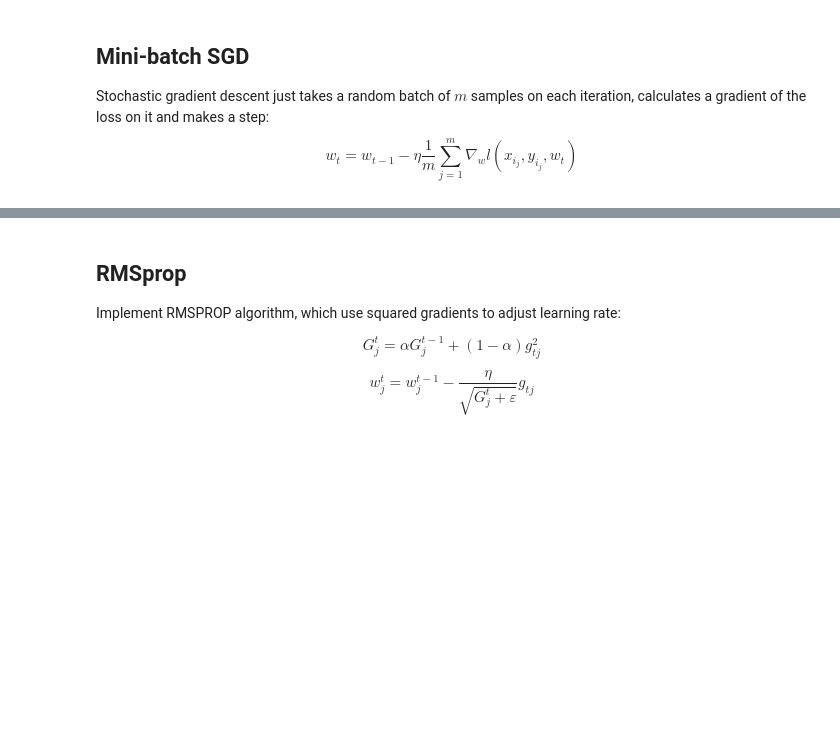
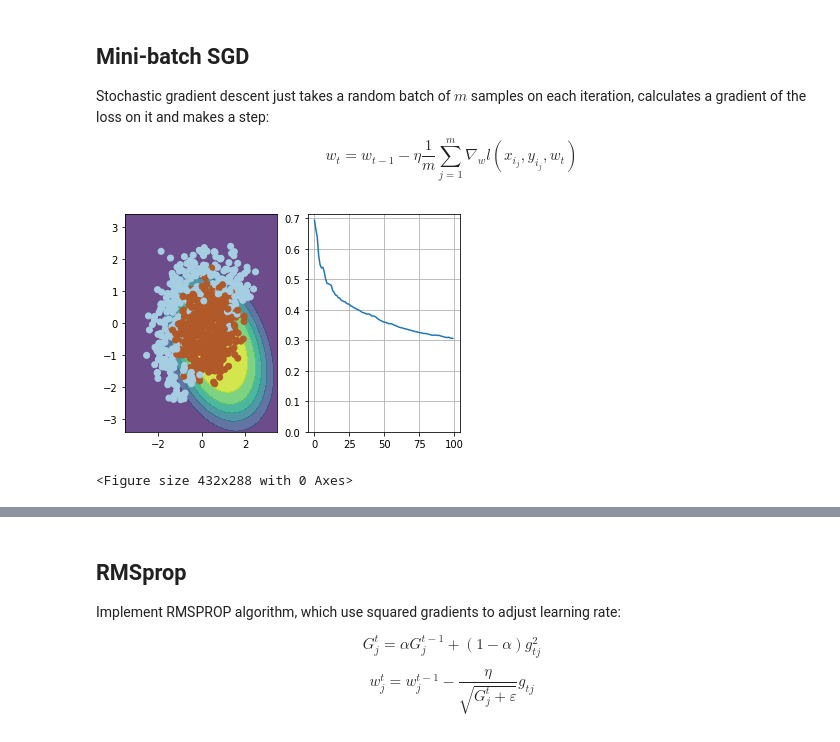
Before and after one commit to jancuz/HSE_ML_Course, a Jupyter notebook: week1/week01_pa.ipynb, the cells around one changed output, grey strips where cells are left out. Saved outputs shown, nothing was run; the diff lists cells and outputs as text; code cells hidden in the pictures; blank space fills up the shorter version.

```diff
--- a/week1/week01_pa.ipynb
+++ b/week1/week01_pa.ipynb
@@ -142,20 +143,9 @@ def probability(X, w):
     :returns: an array of predicted probabilities in [0,1] interval.
     """
 
-    w = np.resize(w, (6, 1))
-    print(X)
-    print(w)
-    z = X.dot(w)
-    print(z)
-    exp_vector = np.exp(z)
-    print(exp_vector)
-    sum_exp_vector = 0
-    for k in range(exp_vector.shape[1]):
-      sum_exp_vector += exp_vector[0, k]
-    vector_sum_exp = np.zeros((1, exp_vector.shape[1]))
-    for k in range(exp_vector.shape[1]):
-      vector_sum_exp[0, k] = pow(sum_exp_vector, -1)
-    sigma = exp_vector.dot(vector_sum_exp)
+    y = X.dot(w)
+    y = np.exp(-y)
+    sigma = 1/(1+y)
 
     return sigma
 # %%
@@ -190,7 +172,11 @@ def compute_loss(X, y, w):
     and weight vector w [6], compute scalar loss function L using formula above.
     Keep in mind that our loss is averaged over all samples (rows) in X.
     """
-    # TODO:<your code here>
+
+    # count probability for X
+    P = probability(X, w)
+    loss = 1 / X.shape[0] * np.sum((y * np.log(P) + (1-y) * np.log(1-P))*(-1))
+    return loss
 # %%
 # use output of this cell to fill answer field
 ans_part2 = compute_loss(X_expanded, y, dummy_weights)
@@ -218,7 +206,12 @@ def compute_grad(X, y, w):
     Keep in mind that our loss is averaged over all samples (rows) in X.
     """
 
-    # TODO<your code here>
+    P = probability(X, w)
+    wL = 1 / X.shape[0] * X.T.dot(P - y)
+
+    print(wL)
+
+    return wL
 # %%
 # use output of this cell to fill answer field
 ans_part3 = np.linalg.norm(compute_grad(X_expanded, y, dummy_weights))
@@ -270,27 +269,30 @@ $$ w_t = w_{t-1} - \eta \dfrac{1}{m} \sum_{j=1}^m \nabla_w l(x_{i_j}, y_{i_j}, w
 # %%
 # please use np.random.seed(42), eta=0.1, n_iter=100 and batch_size=4 for deterministic results
 
 np.random.seed(42)
 w = np.array([0, 0, 0, 0, 0, 1])
 
 eta= 0.1 # learning rate
 
 n_iter = 100
 batch_size = 4
 loss = np.zeros(n_iter)
 plt.figure(figsize=(12, 5))
 
 for i in range(n_iter):
     ind = np.random.choice(X_expanded.shape[0], batch_size)
     loss[i] = compute_loss(X_expanded, y, w)
     if i % 10 == 0:
         visualize(X_expanded[ind, :], y[ind], w, loss)
 
     # Keep in mind that compute_grad already does averaging over batch for you!
-    # TODO:<your code here>
+    w = w - eta * compute_grad(X_expanded[ind, :], y[ind], w)
 
 visualize(X, y, w, loss)
 plt.clf()
+# %% [output]
+[figure, added]
+<Figure size 432x288 with 0 Axes>
 # %%
 # use output of this cell to fill answer field
 
```
Also changed, not shown: parts of 14 cells of this notebook.
